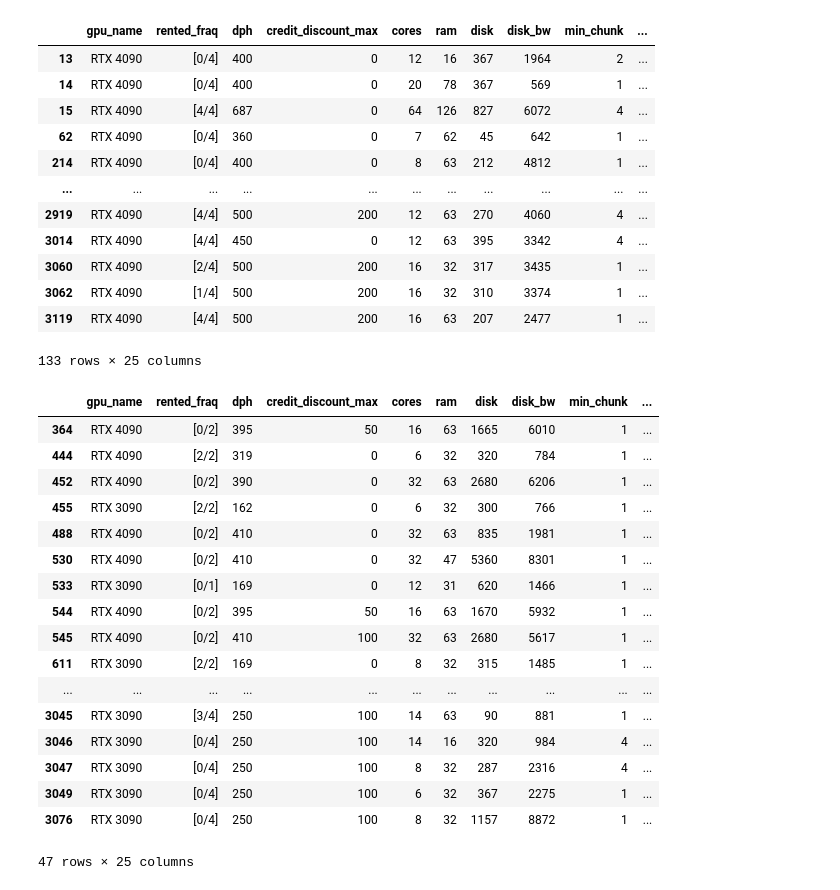
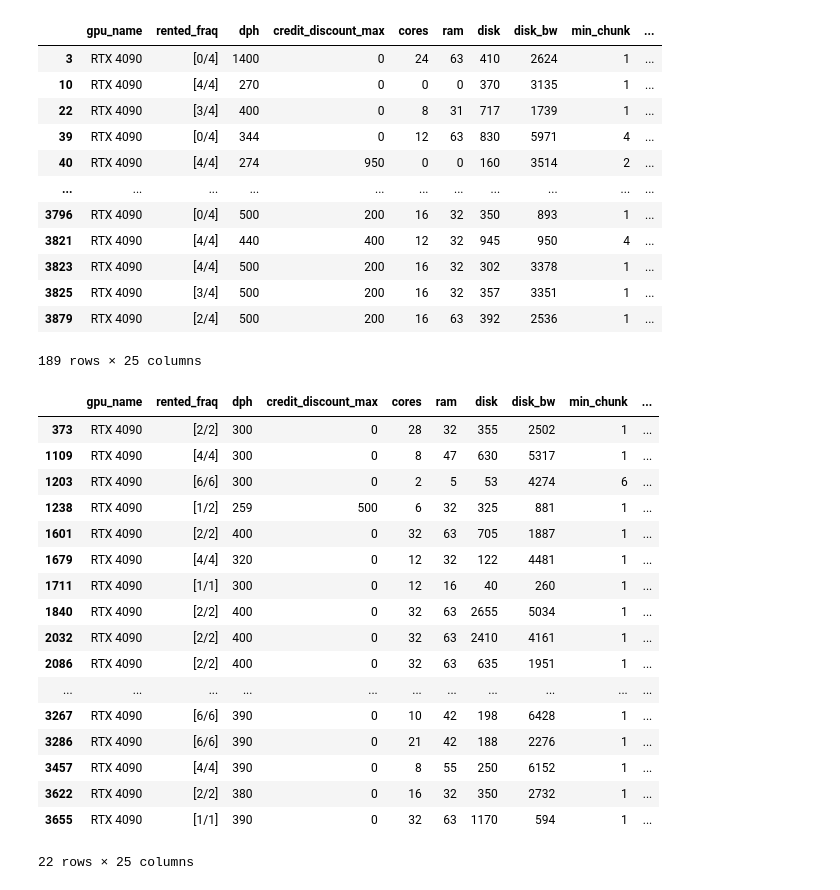
Before and after one commit to alkorolyov/vast-stats, a Jupyter notebook: notebooks/04_snapshot.ipynb, the cells around one changed output. Cells and saved outputs as stored; diff of their text form; code cells hidden in the pictures.

```diff
--- a/notebooks/04_snapshot.ipynb
+++ b/notebooks/04_snapshot.ipynb
@@ -8,6 +8,5 @@ from src.fetch import fetch_raw
 from src.preprocess import preprocess
 from src.utils import df_na_vals
 # %%
-df = fetch_raw()
-df
-# preprocess(raw)
+raw = fetch_raw()
+df = preprocess(raw)
@@ -82,36 +67,36 @@ df.query("dph >= 0.5 and gpu_name == 'RTX 4090'")[cols].sort_values(by='dph', as
 df.query("num_gpus == 4 and gpu_name == 'RTX 4090'")[cols]
 # %% [output]
 |  | gpu_name | rented_fraq | dph | credit_discount_max | cores | ram | disk | disk_bw | min_chunk | ... |
-| 13 | RTX 4090 | [0/4] | 400 | 0 | 12 | 16 | 367 | 1964 | 2 | ... |
-| 14 | RTX 4090 | [0/4] | 400 | 0 | 20 | 78 | 367 | 569 | 1 | ... |
-| 15 | RTX 4090 | [4/4] | 687 | 0 | 64 | 126 | 827 | 6072 | 4 | ... |
-| 62 | RTX 4090 | [0/4] | 360 | 0 | 7 | 62 | 45 | 642 | 1 | ... |
-| 214 | RTX 4090 | [0/4] | 400 | 0 | 8 | 63 | 212 | 4812 | 1 | ... |
+| 3 | RTX 4090 | [0/4] | 1400 | 0 | 24 | 63 | 410 | 2624 | 1 | ... |
+| 10 | RTX 4090 | [4/4] | 270 | 0 | 0 | 0 | 370 | 3135 | 1 | ... |
+| 22 | RTX 4090 | [3/4] | 400 | 0 | 8 | 31 | 717 | 1739 | 1 | ... |
+| 39 | RTX 4090 | [0/4] | 344 | 0 | 12 | 63 | 830 | 5971 | 4 | ... |
+| 40 | RTX 4090 | [4/4] | 274 | 950 | 0 | 0 | 160 | 3514 | 2 | ... |
 | ... | ... | ... | ... | ... | ... | ... | ... | ... | ... | ... |
-| 2919 | RTX 4090 | [4/4] | 500 | 200 | 12 | 63 | 270 | 4060 | 4 | ... |
-| 3014 | RTX 4090 | [4/4] | 450 | 0 | 12 | 63 | 395 | 3342 | 4 | ... |
-| 3060 | RTX 4090 | [2/4] | 500 | 200 | 16 | 32 | 317 | 3435 | 1 | ... |
-| 3062 | RTX 4090 | [1/4] | 500 | 200 | 16 | 32 | 310 | 3374 | 1 | ... |
-| 3119 | RTX 4090 | [4/4] | 500 | 200 | 16 | 63 | 207 | 2477 | 1 | ... |
+| 3796 | RTX 4090 | [0/4] | 500 | 200 | 16 | 32 | 350 | 893 | 1 | ... |
+| 3821 | RTX 4090 | [4/4] | 440 | 400 | 12 | 32 | 945 | 950 | 4 | ... |
+| 3823 | RTX 4090 | [4/4] | 500 | 200 | 16 | 32 | 302 | 3378 | 1 | ... |
+| 3825 | RTX 4090 | [3/4] | 500 | 200 | 16 | 32 | 357 | 3351 | 1 | ... |
+| 3879 | RTX 4090 | [2/4] | 500 | 200 | 16 | 63 | 392 | 2536 | 1 | ... |
-133 rows × 25 columns
+189 rows × 25 columns
 # %%
-df[cols].query('country == "RU"')
+df[cols].query('country == "RU" and gpu_name == "RTX 4090"')
 # %% [output]
 |  | gpu_name | rented_fraq | dph | credit_discount_max | cores | ram | disk | disk_bw | min_chunk | ... |
-| 364 | RTX 4090 | [0/2] | 395 | 50 | 16 | 63 | 1665 | 6010 | 1 | ... |
-| 444 | RTX 4090 | [2/2] | 319 | 0 | 6 | 32 | 320 | 784 | 1 | ... |
-| 452 | RTX 4090 | [0/2] | 390 | 0 | 32 | 63 | 2680 | 6206 | 1 | ... |
-| 455 | RTX 3090 | [2/2] | 162 | 0 | 6 | 32 | 300 | 766 | 1 | ... |
-| 488 | RTX 4090 | [0/2] | 410 | 0 | 32 | 63 | 835 | 1981 | 1 | ... |
-| 530 | RTX 4090 | [0/2] | 410 | 0 | 32 | 47 | 5360 | 8301 | 1 | ... |
-| 533 | RTX 3090 | [0/1] | 169 | 0 | 12 | 31 | 620 | 1466 | 1 | ... |
-| 544 | RTX 4090 | [0/2] | 395 | 50 | 16 | 63 | 1670 | 5932 | 1 | ... |
-| 545 | RTX 4090 | [0/2] | 410 | 100 | 32 | 63 | 2680 | 5617 | 1 | ... |
-| 611 | RTX 3090 | [2/2] | 169 | 0 | 8 | 32 | 315 | 1485 | 1 | ... |
+| 373 | RTX 4090 | [2/2] | 300 | 0 | 28 | 32 | 355 | 2502 | 1 | ... |
+| 1109 | RTX 4090 | [4/4] | 300 | 0 | 8 | 47 | 630 | 5317 | 1 | ... |
+| 1203 | RTX 4090 | [6/6] | 300 | 0 | 2 | 5 | 53 | 4274 | 6 | ... |
+| 1238 | RTX 4090 | [1/2] | 259 | 500 | 6 | 32 | 325 | 881 | 1 | ... |
+| 1601 | RTX 4090 | [2/2] | 400 | 0 | 32 | 63 | 705 | 1887 | 1 | ... |
+| 1679 | RTX 4090 | [4/4] | 320 | 0 | 12 | 32 | 122 | 4481 | 1 | ... |
+| 1711 | RTX 4090 | [1/1] | 300 | 0 | 12 | 16 | 40 | 260 | 1 | ... |
+| 1840 | RTX 4090 | [2/2] | 400 | 0 | 32 | 63 | 2655 | 5034 | 1 | ... |
+| 2032 | RTX 4090 | [2/2] | 400 | 0 | 32 | 63 | 2410 | 4161 | 1 | ... |
+| 2086 | RTX 4090 | [2/2] | 400 | 0 | 32 | 63 | 635 | 1951 | 1 | ... |
 | ... | ... | ... | ... | ... | ... | ... | ... | ... | ... | ... |
-| 3045 | RTX 3090 | [3/4] | 250 | 100 | 14 | 63 | 90 | 881 | 1 | ... |
-| 3046 | RTX 3090 | [0/4] | 250 | 100 | 14 | 16 | 320 | 984 | 4 | ... |
-| 3047 | RTX 3090 | [0/4] | 250 | 100 | 8 | 32 | 287 | 2316 | 4 | ... |
-| 3049 | RTX 3090 | [0/4] | 250 | 100 | 6 | 32 | 367 | 2275 | 1 | ... |
-| 3076 | RTX 3090 | [0/4] | 250 | 100 | 8 | 32 | 1157 | 8872 | 1 | ... |
+| 3267 | RTX 4090 | [6/6] | 390 | 0 | 10 | 42 | 198 | 6428 | 1 | ... |
+| 3286 | RTX 4090 | [6/6] | 390 | 0 | 21 | 42 | 188 | 2276 | 1 | ... |
+| 3457 | RTX 4090 | [4/4] | 390 | 0 | 8 | 55 | 250 | 6152 | 1 | ... |
+| 3622 | RTX 4090 | [2/2] | 380 | 0 | 16 | 32 | 350 | 2732 | 1 | ... |
+| 3655 | RTX 4090 | [1/1] | 390 | 0 | 32 | 63 | 1170 | 594 | 1 | ... |
-47 rows × 25 columns
+22 rows × 25 columns
```
Also changed, not shown: parts of 2 cells of this notebook, 5 other files.
